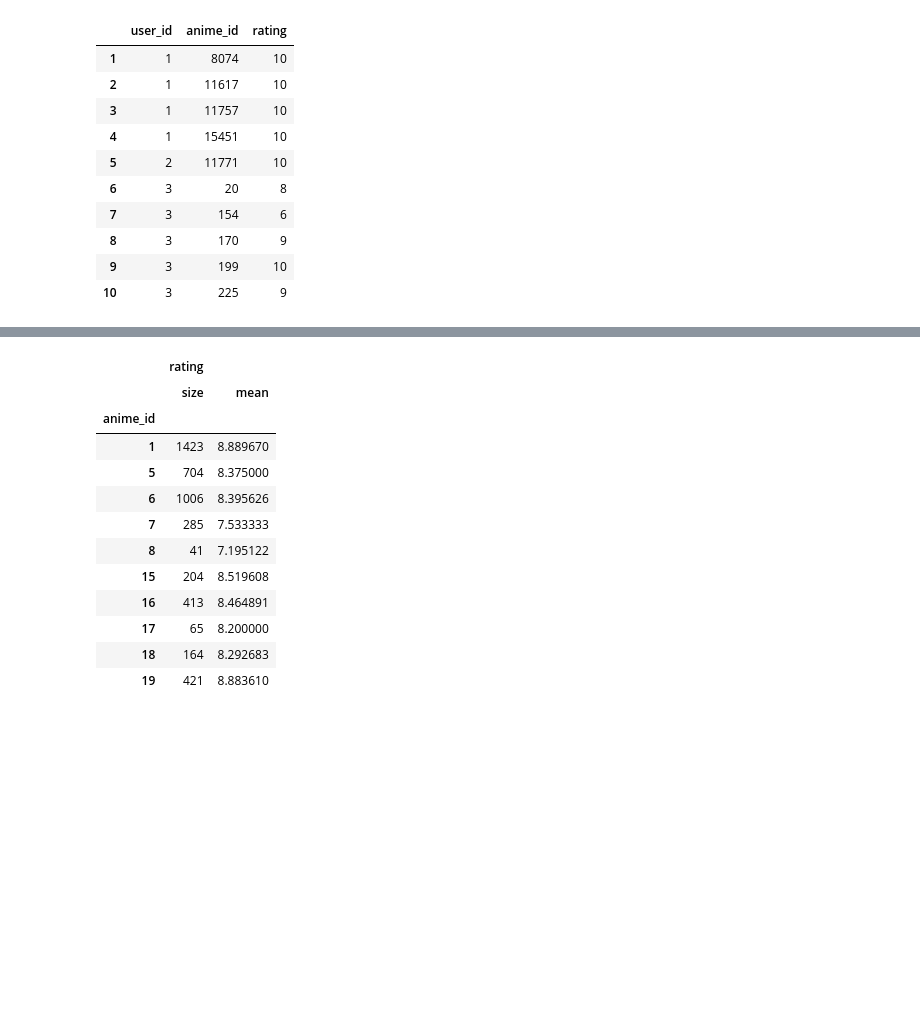
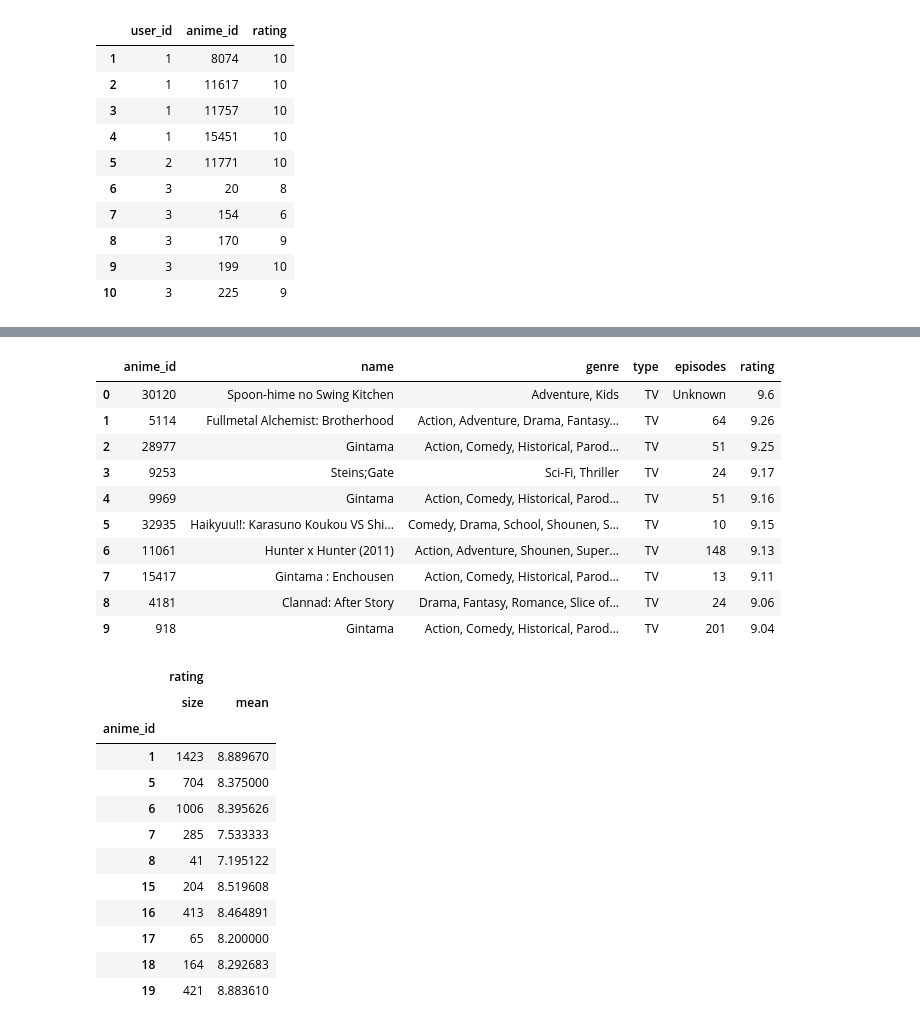
Before and after one commit to Capstone-Project-group/Recommender-System, a Jupyter notebook: Data-Prep.ipynb, the cells around one changed output, grey strips where cells are left out. Saved outputs shown, nothing was run; the diff lists cells and outputs as text; code cells hidden in the pictures; blank space fills up the shorter version.

```diff
--- a/Data-Prep.ipynb
+++ b/Data-Prep.ipynb
@@ -40,0 +60,19 @@ anime.head(10)
+# %%
+# The highiest rated TV-series
+
+anime_tv = anime.loc[anime['type'] == 'TV']
+anime_tv = anime_tv.sort_values(by='rating', ascending=False)
+anime_tv.reset_index(drop=True, inplace=True)
+anime_tv.head(10)
+# %% [output]
+|  | anime_id | name | genre | type | episodes | rating |
+| 0 | 30120 | Spoon-hime no Swing Kitchen | Adventure, Kids | TV | Unknown | 9.6 |
+| 1 | 5114 | Fullmetal Alchemist: Brotherhood | Action, Adventure, Drama, Fantasy... | TV | 64 | 9.26 |
+| 2 | 28977 | Gintama | Action, Comedy, Historical, Parod... | TV | 51 | 9.25 |
+| 3 | 9253 | Steins;Gate | Sci-Fi, Thriller | TV | 24 | 9.17 |
+| 4 | 9969 | Gintama | Action, Comedy, Historical, Parod... | TV | 51 | 9.16 |
+| 5 | 32935 | Haikyuu!!: Karasuno Koukou VS Shi... | Comedy, Drama, School, Shounen, S... | TV | 10 | 9.15 |
+| 6 | 11061 | Hunter x Hunter (2011) | Action, Adventure, Shounen, Super... | TV | 148 | 9.13 |
+| 7 | 15417 | Gintama : Enchousen | Action, Comedy, Historical, Parod... | TV | 13 | 9.11 |
+| 8 | 4181 | Clannad: After Story | Drama, Fantasy, Romance, Slice of... | TV | 24 | 9.06 |
+| 9 | 918 | Gintama | Action, Comedy, Historical, Parod... | TV | 201 | 9.04 |
```
Also changed, not shown: parts of 6 cells of this notebook.
